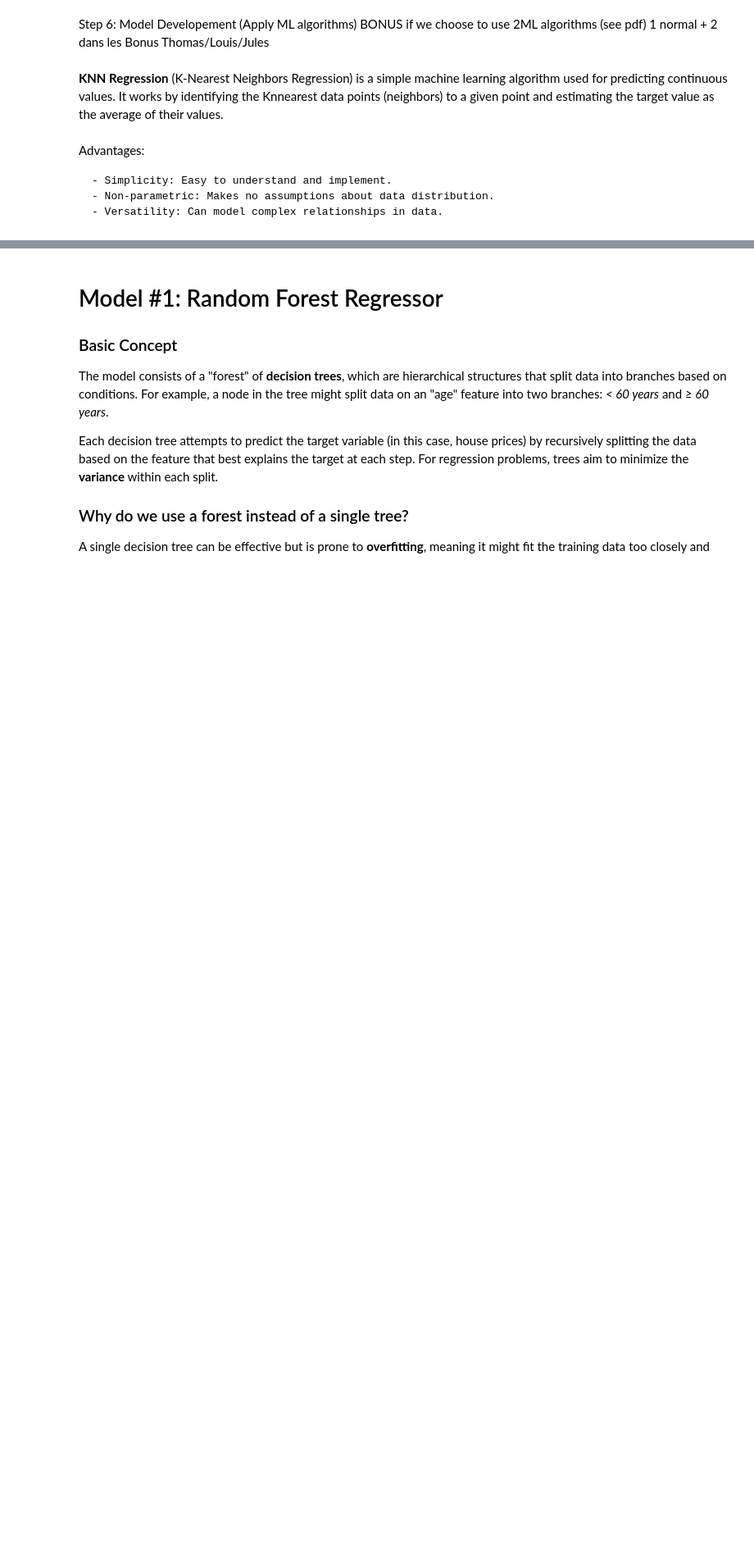
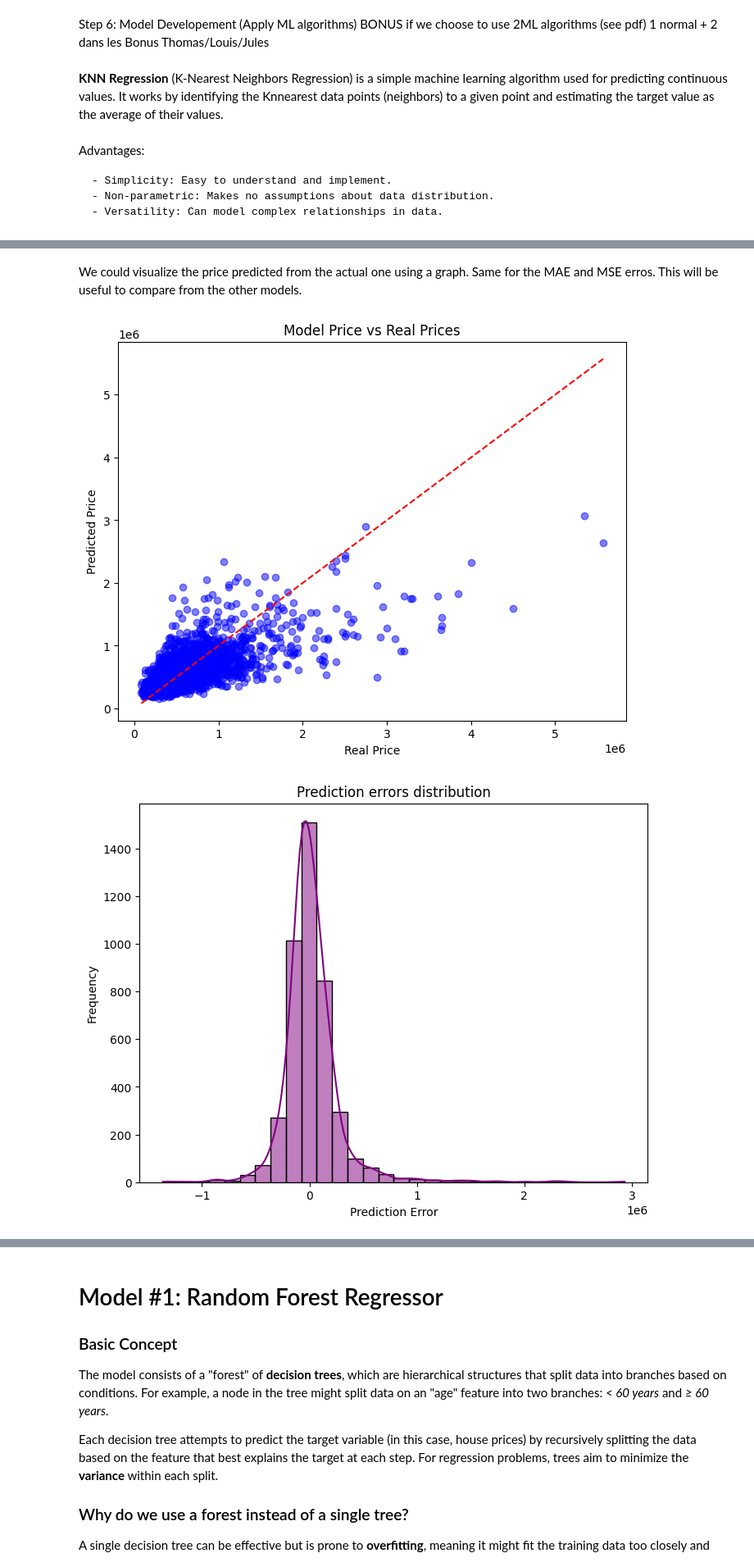
Before and after one commit to ThomasMrchl/machine-learning-algorithms, a Jupyter notebook: report.ipynb, the cells around one changed output, grey strips where cells are left out. Shown: that part at 82% size. Drawn from its saved outputs; the diff is of its cells as text; code cells hidden in the pictures; blank space fills up the shorter version.

Commit message:
[ADD] Thomas Model Evaluation Complete

```diff
--- a/report.ipynb
+++ b/report.ipynb
@@ -289,0 +274,29 @@ Predicted Price: $707590.0
+# %% [markdown]
+We could visualize the price predicted from the actual one using a graph. Same for the MAE and MSE erros. This will be useful to compare from the other models.
+# %%
+plt.figure(figsize=(8, 6))
+plt.scatter(y_test, y_pred, color='blue', alpha=0.5)
+plt.plot([min(y_test), max(y_test)], [min(y_test), max(y_test)], color='red', linestyle='--')
+plt.xlabel('Real Price')
+plt.ylabel('Predicted Price')
+plt.title('Model Price vs Real Prices')
+plt.show()
+
+errors = y_test - y_pred
+plt.figure(figsize=(8, 6))
+sns.histplot(errors, kde=True, color='purple', bins=30)
+plt.xlabel('Prediction Error')
+plt.ylabel('Frequency')
+plt.title('Prediction errors distribution')
+plt.show()
+
+abs_errors = np.abs(errors)
+plt.figure(figsize=(8, 6))
+sns.histplot(abs_errors, kde=True, color='green', bins=30)
+plt.xlabel('Absolute Error')
+plt.ylabel('Frequency')
+plt.title('Absolute errors distribution')
+plt.show()
+# %% [output]
+[figure, added]
+[figure, added]
```
Also changed, not shown: parts of 4 cells of this notebook.
